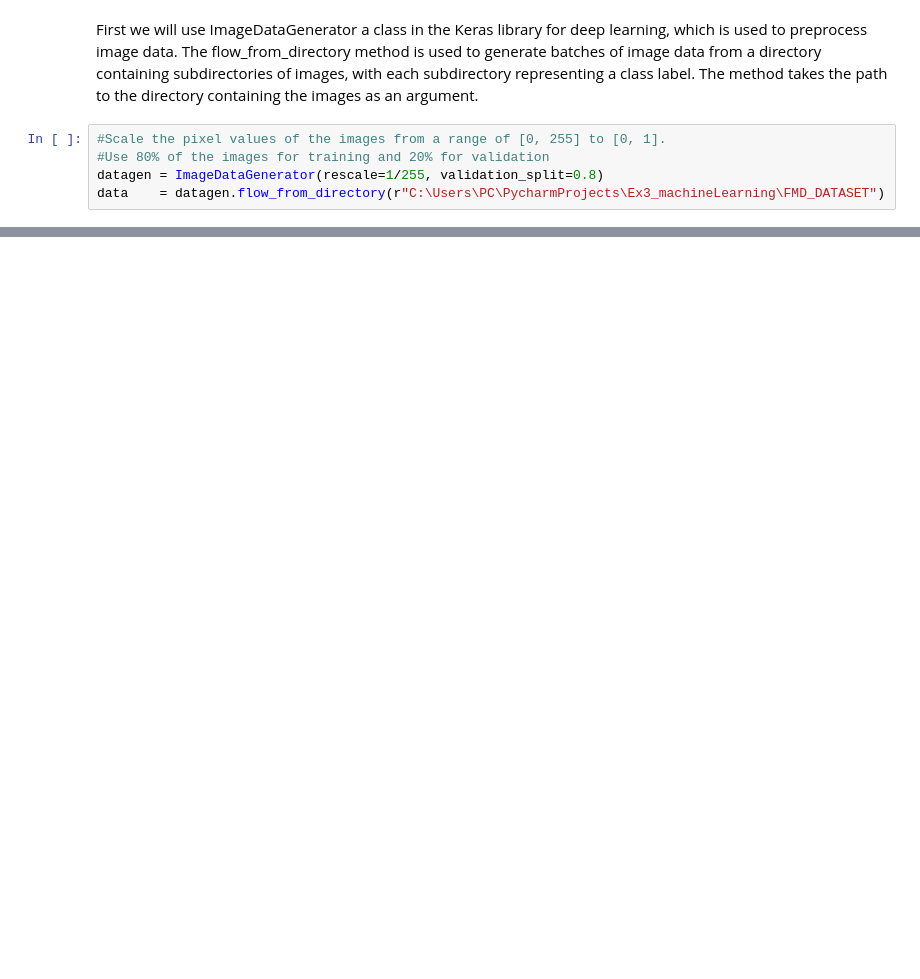
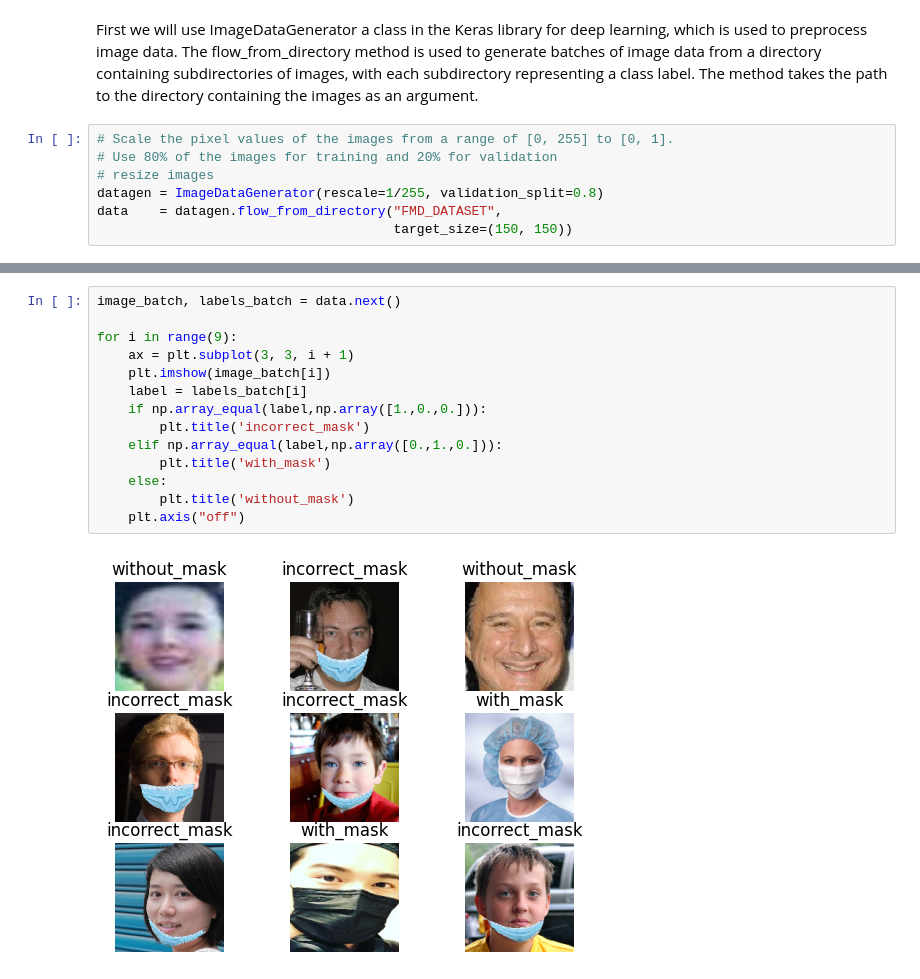
Before and after one commit to renanarimon/Winnow_AdaBoost, a Jupyter notebook: mask1.ipynb, the cells around one changed output, grey strips where cells are left out. Drawn from its saved outputs; the diff is of its cells as text; blank space fills up the shorter version.

Commit message:
resize

```diff
--- a/mask1.ipynb
+++ b/mask1.ipynb
@@ -10,9 +14,11 @@ which is used to preprocess image data.
 The flow_from_directory method is used to generate batches of image data from a directory containing subdirectories of images, with each subdirectory representing a class label.
 The method takes the path to the directory containing the images as an argument.
 # %%
-#Scale the pixel values of the images from a range of [0, 255] to [0, 1].
-#Use 80% of the images for training and 20% for validation
+# Scale the pixel values of the images from a range of [0, 255] to [0, 1].
+# Use 80% of the images for training and 20% for validation
+# resize images
 datagen = ImageDataGenerator(rescale=1/255, validation_split=0.8)
-data    = datagen.flow_from_directory(r"C:\Users\PC\PycharmProjects\Ex3_machineLearning\FMD_DATASET")
+data    = datagen.flow_from_directory("FMD_DATASET",
+                                      target_size=(150, 150))
 # %% [output]
 Found 14536 images belonging to 3 classes.
@@ -30,0 +41,16 @@ array([0, 0, 0, ..., 2, 2, 2])
+# %%
+image_batch, labels_batch = data.next()
+
+for i in range(9):
+    ax = plt.subplot(3, 3, i + 1)
+    plt.imshow(image_batch[i])
+    label = labels_batch[i]
+    if np.array_equal(label,np.array([1.,0.,0.])):
+        plt.title('incorrect_mask')
+    elif np.array_equal(label,np.array([0.,1.,0.])):
+        plt.title('with_mask')
+    else:
+        plt.title('without_mask')
+    plt.axis("off")
+# %% [output]
+[figure, added]
```
Also changed, not shown: parts of 7 cells of this notebook.
